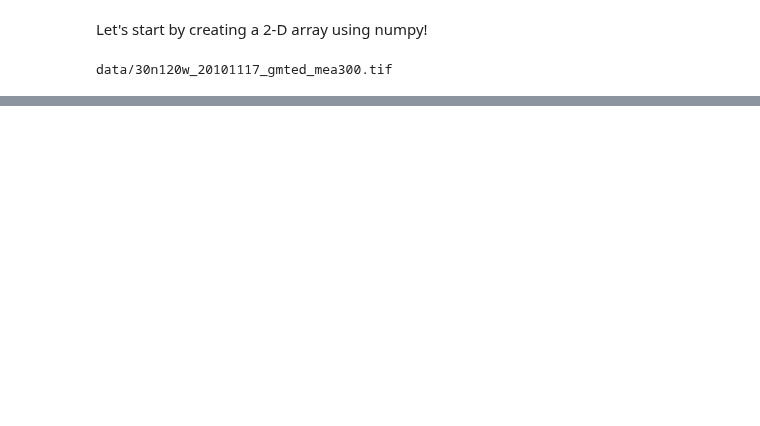
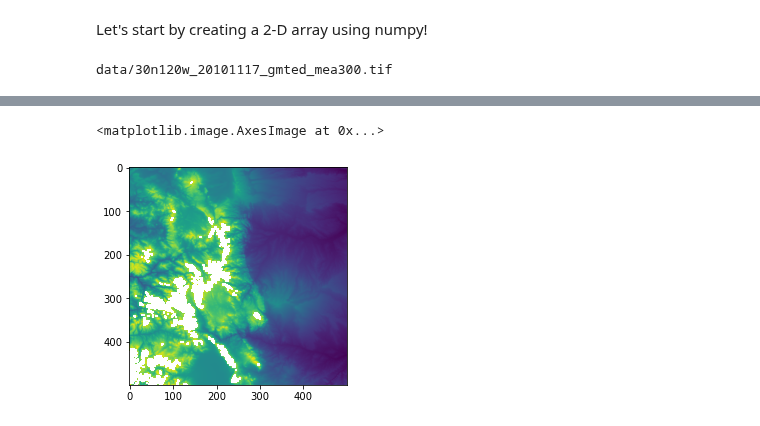
Before and after one commit to CodeToCommunicate/CoCoLessons, a Jupyter notebook: 09_RasterioIntro.ipynb, the cells around one changed output, grey strips where cells are left out. Cells and saved outputs as stored; diff of their text form; code cells hidden in the pictures; blank space fills up the shorter version.

```diff
--- a/09_RasterioIntro.ipynb
+++ b/09_RasterioIntro.ipynb
@@ -26,0 +126,9 @@ import rasterio as rio
+# %%
+OurData = Path(".")/ "data" / "new.tif"
+# %%
+test = rio.open(OurData)
+newBand = test.read(1)
+plt.imshow(newBand)
+# %% [output]
+<matplotlib.image.AxesImage at 0x...>
+[figure, added]
```
Also changed, not shown: parts of 23 cells of this notebook, 3 other files.
